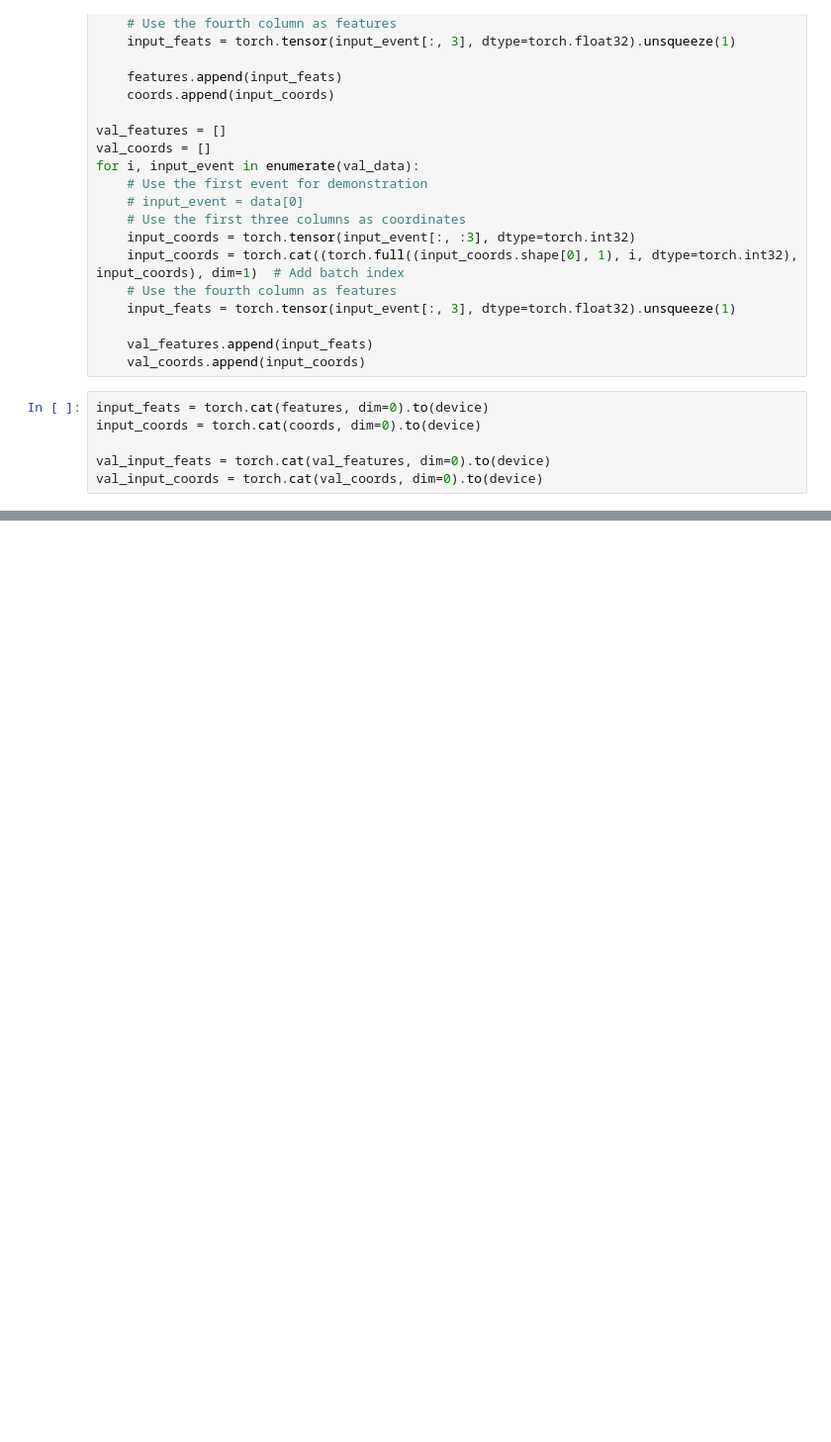
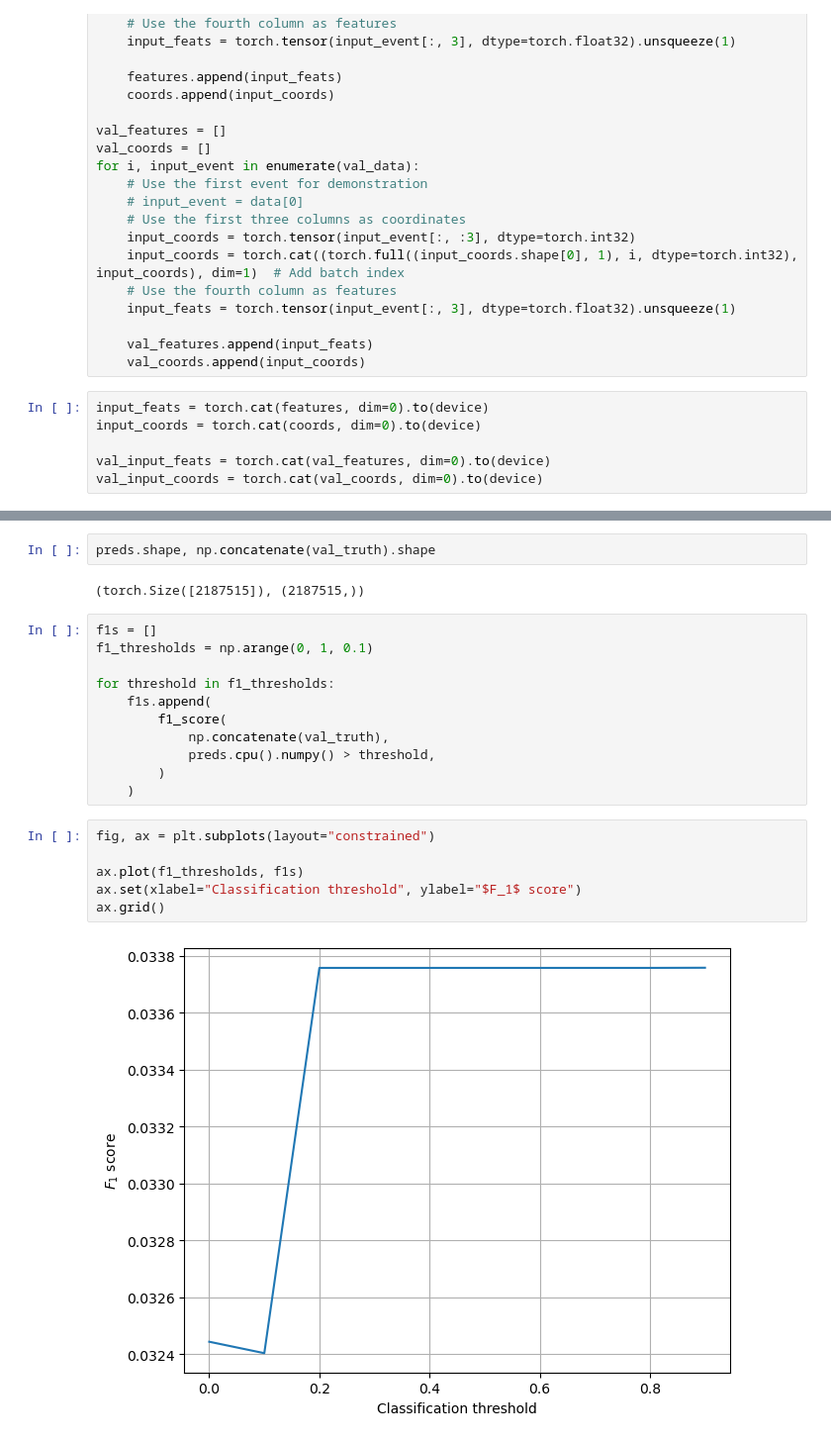
Before and after one commit to simonthor/inss-ml, a Jupyter notebook: explore.ipynb, the cells around one changed output, grey strips where cells are left out. Shown: that part at 99% size. Drawn from its saved outputs; the diff is of its cells as text; blank space fills up the shorter version.

```diff
--- a/explore.ipynb
+++ b/explore.ipynb
@@ -261,0 +319,23 @@ from sklearn.metrics import f1_score
+# %%
+preds.shape, np.concatenate(val_truth).shape
+# %% [output]
+(torch.Size([2187515]), (2187515,))
+# %%
+f1s = []
+f1_thresholds = np.arange(0, 1, 0.1)
+
+for threshold in f1_thresholds:
+    f1s.append(
+        f1_score(
+            np.concatenate(val_truth),
+            preds.cpu().numpy() > threshold,
+        )
+    )
+# %%
+fig, ax = plt.subplots(layout="constrained")
+
+ax.plot(f1_thresholds, f1s)
+ax.set(xlabel="Classification threshold", ylabel="$F_1$ score")
+ax.grid()
+# %% [output]
+[figure, added]
```
Also changed, not shown: parts of 21 cells of this notebook.
